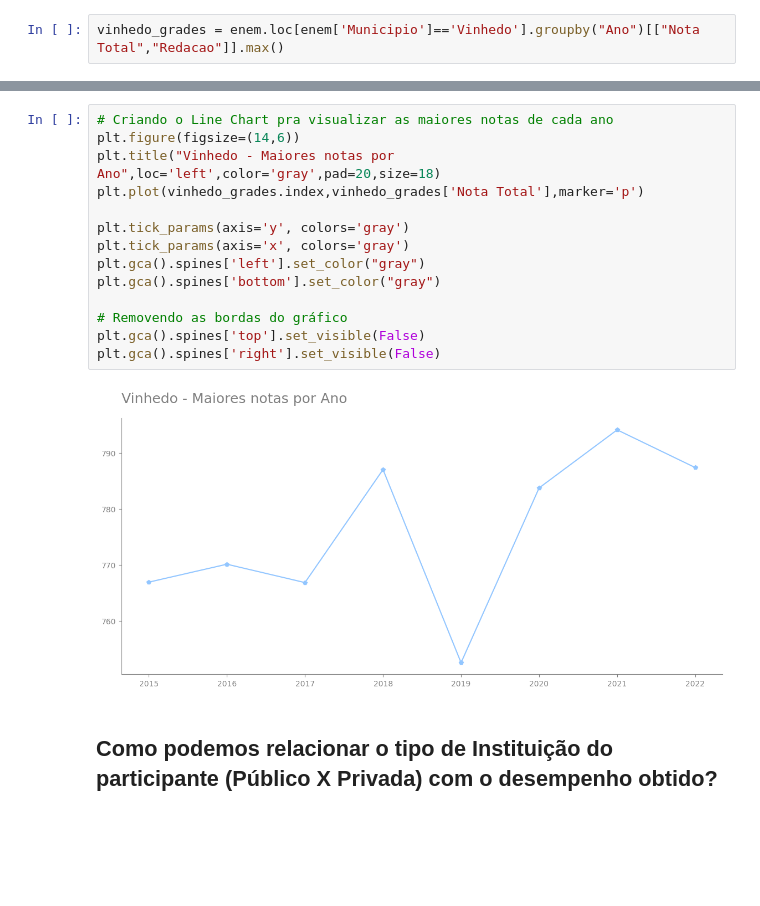
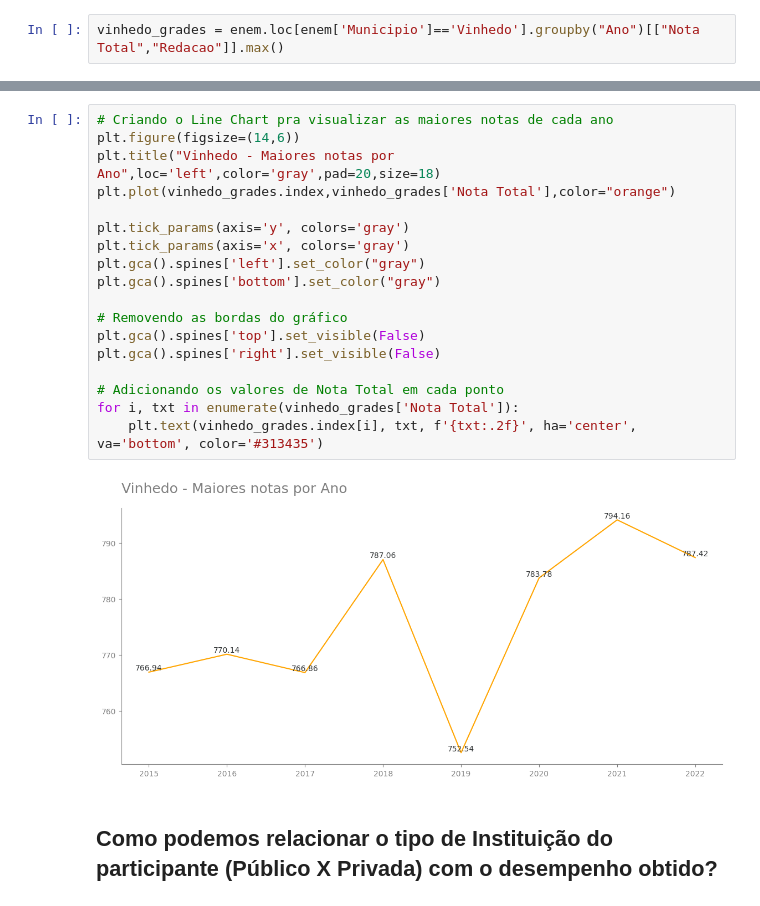
Before and after one commit to LiamFer/ENEM-Analysis, a Jupyter notebook: main_analysis.ipynb, the cells around one changed output, grey strips where cells are left out. Cells and saved outputs as stored; diff of their text form; blank space fills up the shorter version.

```diff
--- a/main_analysis.ipynb
+++ b/main_analysis.ipynb
@@ -355,18 +342,22 @@ vinhedo_grades
 # %%
 # Criando o Line Chart pra visualizar as maiores notas de cada ano
 plt.figure(figsize=(14,6))
 plt.title("Vinhedo - Maiores notas por Ano",loc='left',color='gray',pad=20,size=18)
-plt.plot(vinhedo_grades.index,vinhedo_grades['Nota Total'],marker='p')
+plt.plot(vinhedo_grades.index,vinhedo_grades['Nota Total'],color="orange")
 
 plt.tick_params(axis='y', colors='gray')
 plt.tick_params(axis='x', colors='gray')
 plt.gca().spines['left'].set_color("gray")
 plt.gca().spines['bottom'].set_color("gray")
 
 # Removendo as bordas do gráfico
 plt.gca().spines['top'].set_visible(False)
 plt.gca().spines['right'].set_visible(False)
+
+# Adicionando os valores de Nota Total em cada ponto
+for i, txt in enumerate(vinhedo_grades['Nota Total']):
+    plt.text(vinhedo_grades.index[i], txt, f'{txt:.2f}', ha='center', va='bottom', color='#313435')
 # %% [output]
-[figure, old version]
+[figure, new version]
 # %% [markdown]
 ## Como podemos relacionar o tipo de Instituição do participante (Público X Privada) com o desempenho obtido?
```
Also changed, not shown: parts of 1 cell of this notebook.
